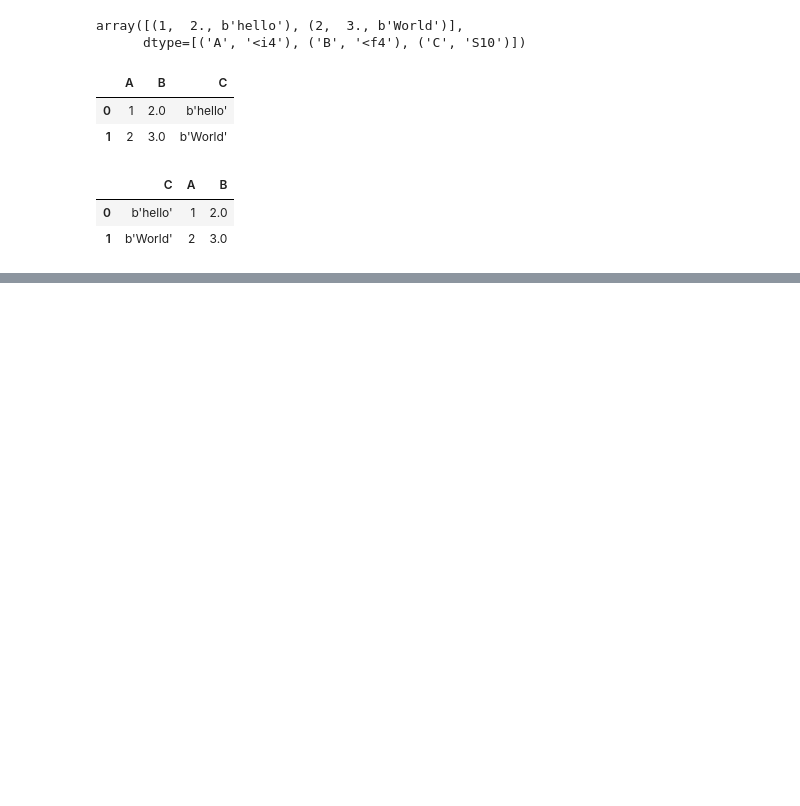
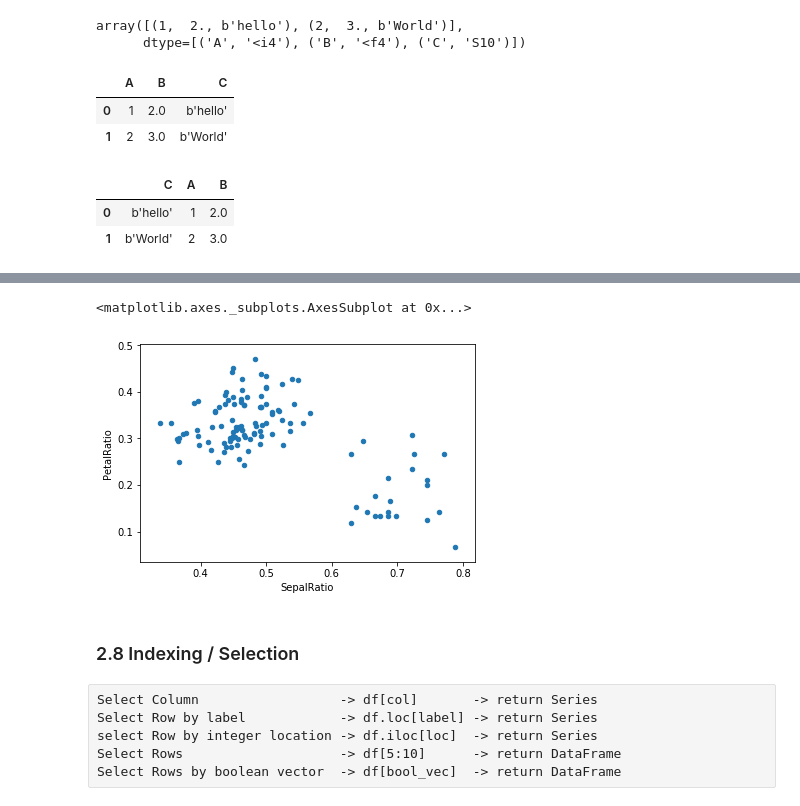
Before and after one commit to walmirsilva/python-data-science-study, a Jupyter notebook: notebooks/pandas/pydata/Estruturas de Dados - Data Structures - Pandas.ipynb, the cells around one changed output, grey strips where cells are left out. Drawn from its saved outputs; the diff is of its cells as text; code cells hidden in the pictures; blank space fills up the shorter version.

Commit message:
Completando o estudo de Estruturas de Dados - Data Structures no Pandas através da documentação do pydata

```diff
--- a/notebooks/pandas/pydata/Estruturas de Dados - Data Structures - Pandas.ipynb
+++ b/notebooks/pandas/pydata/Estruturas de Dados - Data Structures - Pandas.ipynb
@@ -318,0 +454,2 @@ pd.DataFrame(data, columns=['C', 'A', 'B'])
+# %%
+iris = pd.read_csv('../../pandas/data/pydata/iris.data')
@@ -318,0 +485,17 @@ pd.DataFrame(data, columns=['C', 'A', 'B'])
+# %%
+%matplotlib inline
+(iris.query('SepalLength > 5')
+    .assign(SepalRatio = lambda x: x.SepalWidth / x.SepalLength,
+            PetalRatio = lambda x: x.PetalWidth / x.PetalLength)
+    .plot(kind='scatter', x='SepalRatio', y = 'PetalRatio'))
+# %% [output]
+<matplotlib.axes._subplots.AxesSubplot at 0x...>
+[figure, added]
+# %% [markdown]
+### 2.8 Indexing / Selection
+# %% [raw]
+Select Column                  -> df[col]       -> return Series
+Select Row by label            -> df.loc[label] -> return Series
+select Row by integer location -> df.iloc[loc]  -> return Series
+Select Rows                    -> df[5:10]      -> return DataFrame
+Select Rows by boolean vector  -> df[bool_vec]  -> return DataFrame
```
Also changed, not shown: parts of 127 cells of this notebook, 7 other files.
